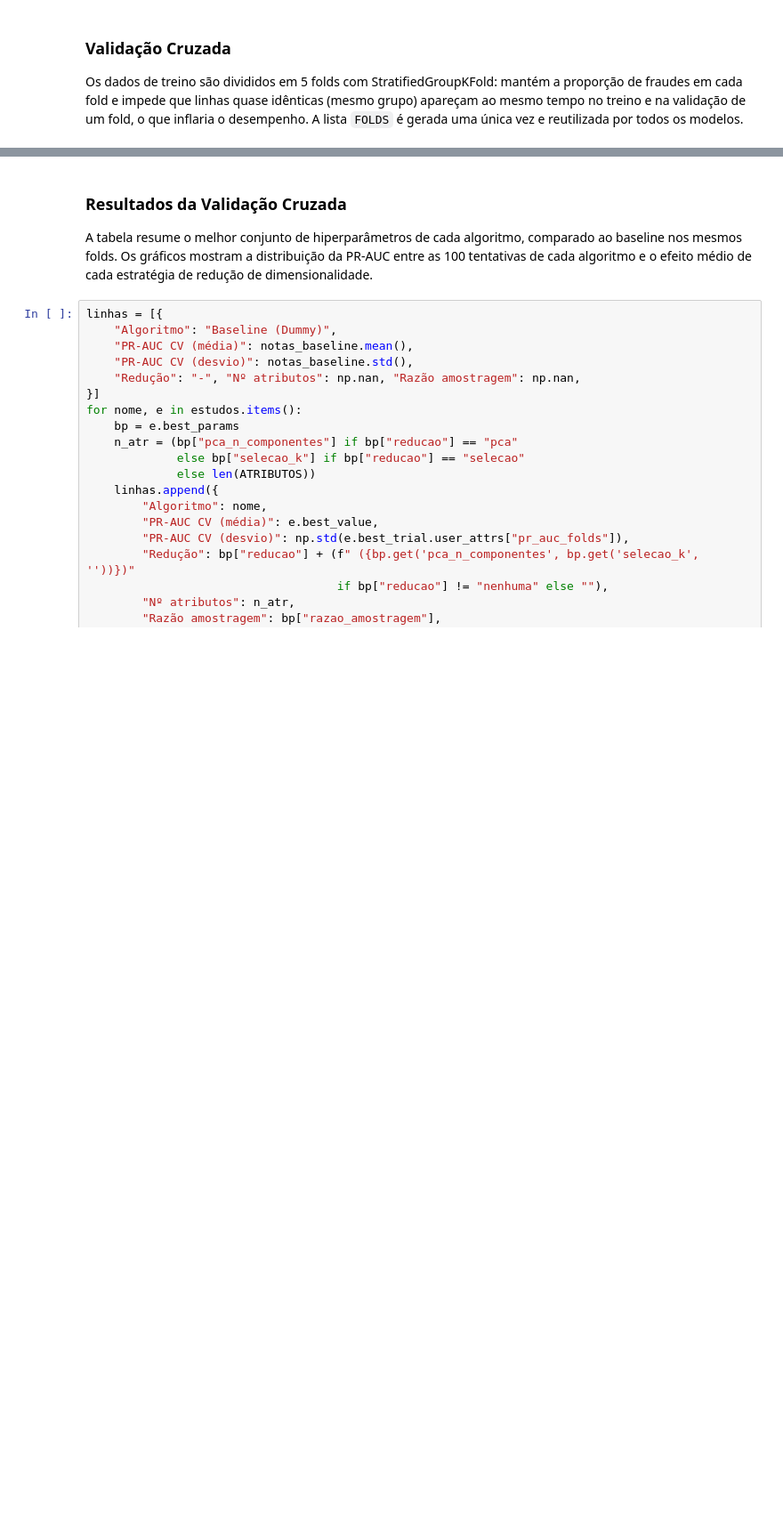
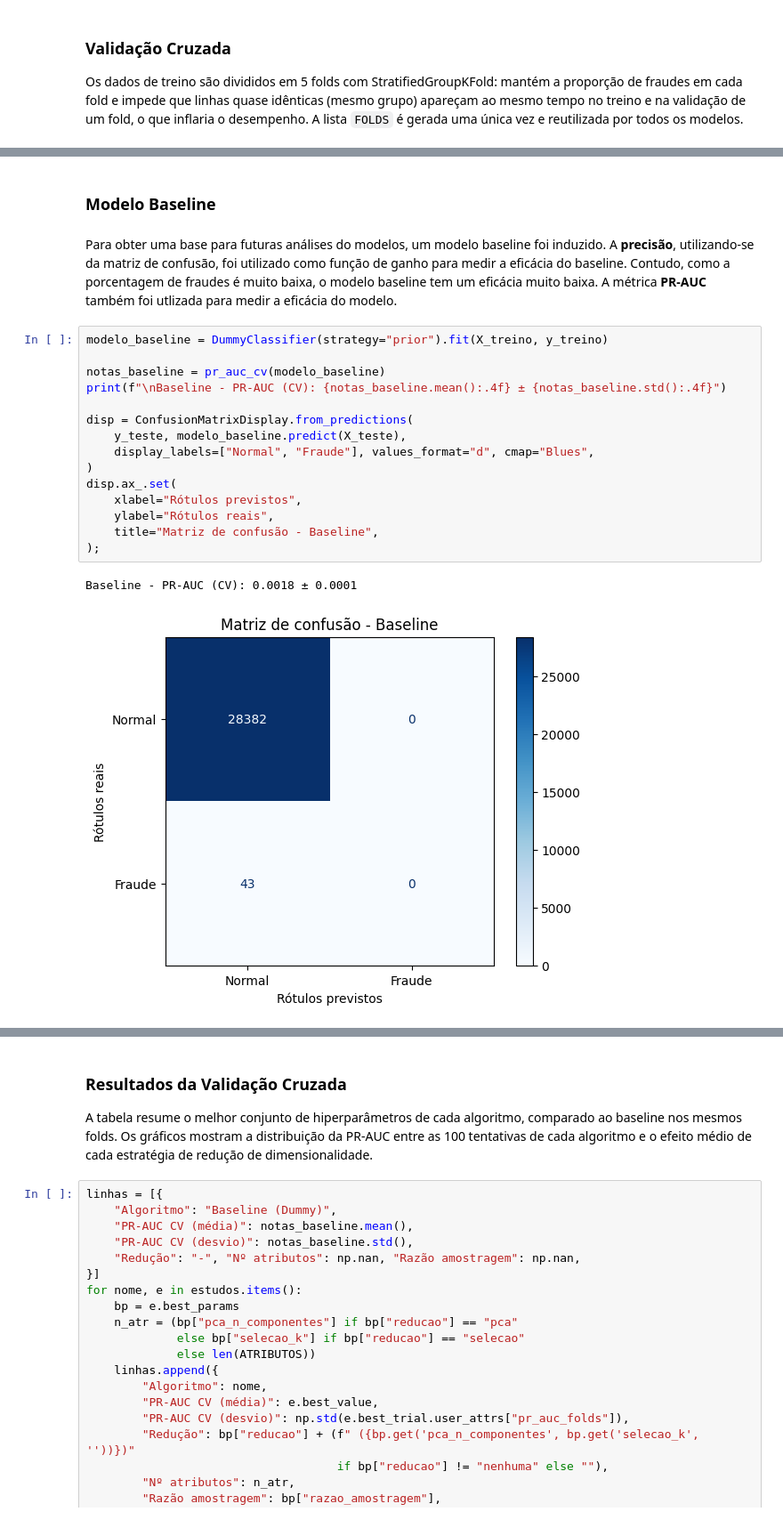
Before and after one commit to Ricardo-Pereira-Lourenco/Modelos-e-Optuna, a Jupyter notebook: W_Tiamat.ipynb, the cells around one changed output, grey strips where cells are left out. Shown at 89% size. Cells and saved outputs as stored; diff of their text form; blank space fills up the shorter version.

```diff
--- a/W_Tiamat.ipynb
+++ b/W_Tiamat.ipynb
@@ -335,4 +566,26 @@ Fold 3: treino=205037 (fraudes=367) | validação=51345 (fraudes=82)
 Fold 4: treino=205114 (fraudes=362) | validação=51268 (fraudes=87)
 
 Baseline - PR-AUC (CV): 0.0018 ± 0.0001
+# %% [markdown]
+### Modelo Baseline
+# %% [markdown]
+Para obter uma base para futuras análises do modelos, um modelo baseline foi induzido. A **precisão**, utilizando-se da matriz de confusão, foi utilizado como função de ganho para medir a eficácia do baseline. Contudo, como a porcentagem de fraudes é muito baixa, o modelo baseline tem um eficácia muito baixa. A métrica **PR-AUC** também foi utlizada para medir a eficácia do modelo.
+# %%
+modelo_baseline = DummyClassifier(strategy="prior").fit(X_treino, y_treino)
+
+notas_baseline = pr_auc_cv(modelo_baseline)
+print(f"\nBaseline - PR-AUC (CV): {notas_baseline.mean():.4f} ± {notas_baseline.std():.4f}")
+
+disp = ConfusionMatrixDisplay.from_predictions(
+    y_teste, modelo_baseline.predict(X_teste),
+    display_labels=["Normal", "Fraude"], values_format="d", cmap="Blues",
+)
+disp.ax_.set(
+    xlabel="Rótulos previstos",
+    ylabel="Rótulos reais",
+    title="Matriz de confusão - Baseline",
+);
+# %% [output]
+Baseline - PR-AUC (CV): 0.0018 ± 0.0001
+[figure, added]
 # %% [markdown]
```
Also changed, not shown: parts of 29 cells of this notebook.
